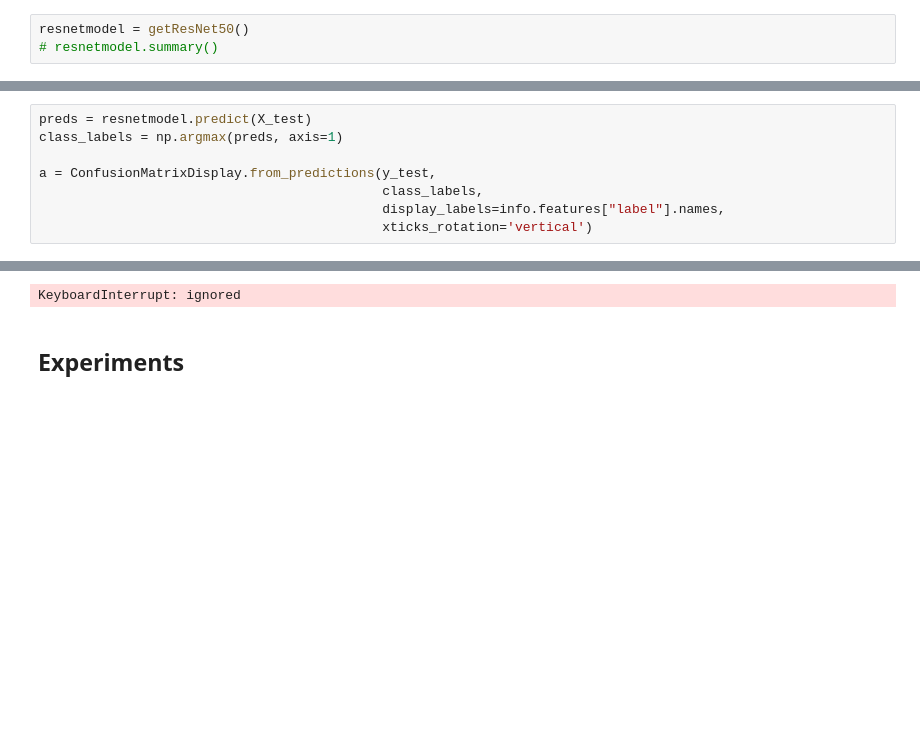
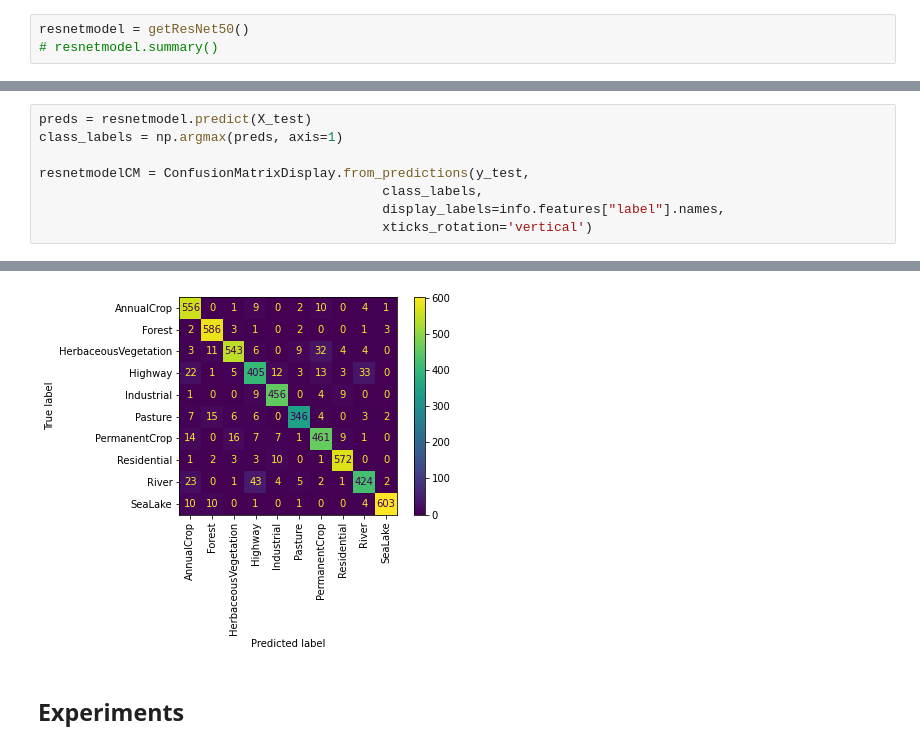
Before and after one commit to lucashoeft/Intelligent-Data-Analysis-2-Project, a Jupyter notebook: Intelligent-Data-Analysis-2-Project.ipynb, the cells around one changed output, grey strips where cells are left out. Cells and saved outputs as stored; diff of their text form; blank space fills up the shorter version.

```diff
--- a/Intelligent-Data-Analysis-2-Project.ipynb
+++ b/Intelligent-Data-Analysis-2-Project.ipynb
@@ -408,7 +480,7 @@ fig.tight_layout()
 preds = resnetmodel.predict(X_test)
 class_labels = np.argmax(preds, axis=1)
 
-a = ConfusionMatrixDisplay.from_predictions(y_test,
+resnetmodelCM = ConfusionMatrixDisplay.from_predictions(y_test,
                                             class_labels,
                                             display_labels=info.features["label"].names,
                                             xticks_rotation='vertical')
@@ -418,4 +489,4 @@ Error in callback <function flush_figures at 0x...> (for post_execute):
-KeyboardInterrupt: ignored
+[figure, added]
 # %% [markdown]
 
 ## Experiments
```
Also changed, not shown: parts of 19 cells of this notebook.
